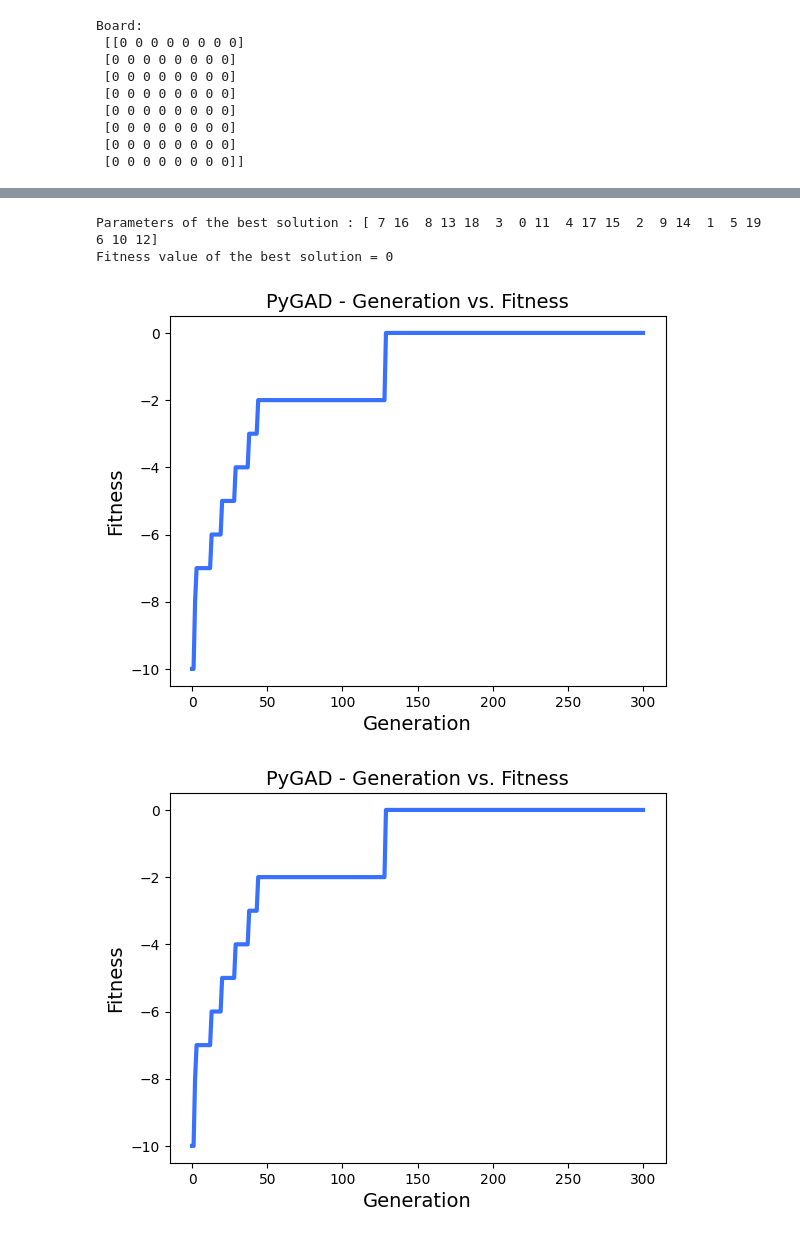
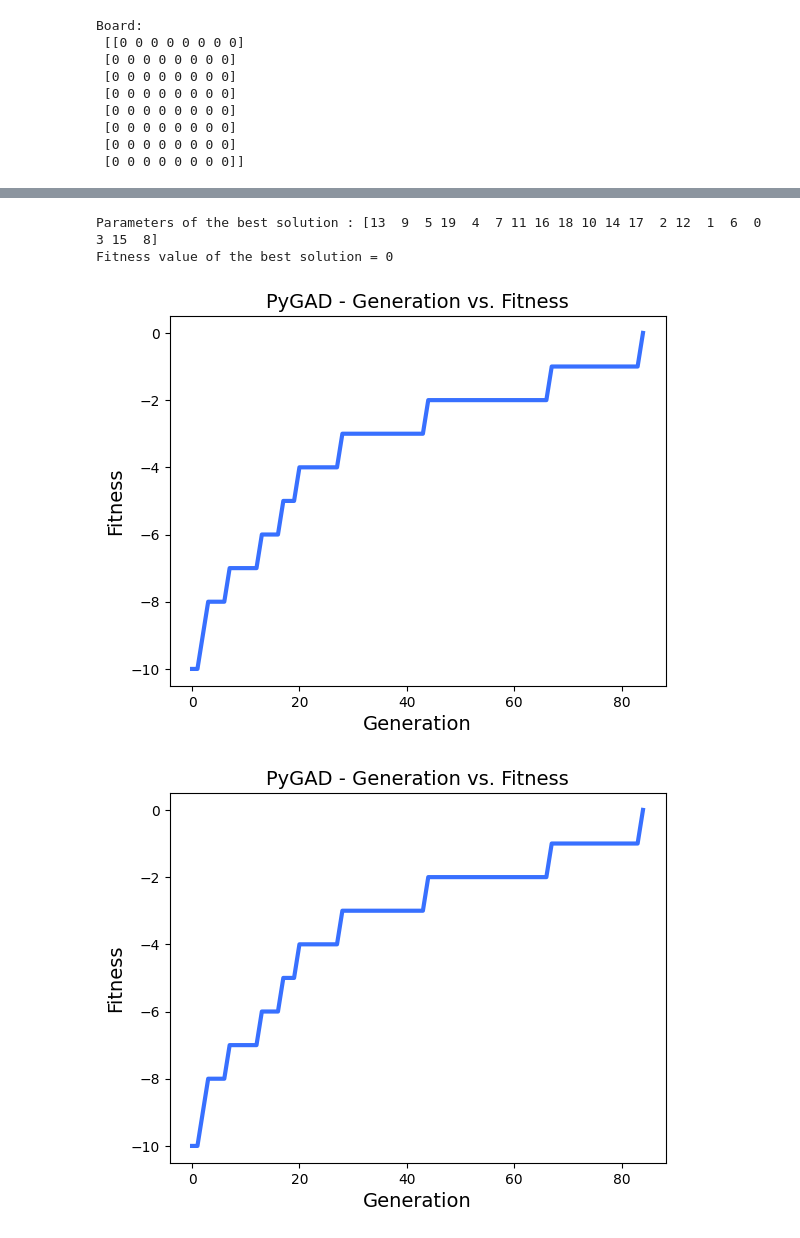
Before and after one commit to piotrd22/computational_intelligence_ug, a Jupyter notebook: project01/project.ipynb, the cells around one changed output, grey strips where cells are left out. Cells and saved outputs as stored; diff of their text form; code cells hidden in the pictures.

Commit message:
added reach

```diff
--- a/project01/project.ipynb
+++ b/project01/project.ipynb
@@ -141,34 +143,35 @@ Fitness value of the best solution = 0
 n = 20
 
 gene_space = np.arange(n)
 sol_per_pop = 450
 num_genes = n
 num_parents_mating = 120
 num_generations = 300
 keep_parents = 45
 
 ga_instance = pygad.GA(gene_space=gene_space,
                        num_generations=num_generations,
                        num_parents_mating=num_parents_mating,
                        fitness_func=fitness_function,
                        sol_per_pop=sol_per_pop,
                        num_genes=num_genes,
                        parent_selection_type=parent_selection_type,
                        keep_parents=keep_parents,
                        crossover_type=crossover_type,
                        mutation_type=mutation_type,
-                       mutation_percent_genes=mutation_percent_genes)
+                       mutation_percent_genes=mutation_percent_genes,
+                       stop_criteria="reach_0")
 
 ga_instance.run()
 
 solution, solution_fitness, solution_idx = ga_instance.best_solution()
 print("Parameters of the best solution : {solution}".format(solution=solution.astype(int)))
 print("Fitness value of the best solution = {solution_fitness}".format(
     solution_fitness=solution_fitness))
 
 ga_instance.plot_fitness()
 # %% [output]
-Parameters of the best solution : [ 7 16  8 13 18  3  0 11  4 17 15  2  9 14  1  5 19  6 10 12]
+Parameters of the best solution : [13  9  5 19  4  7 11 16 18 10 14 17  2 12  1  6  0  3 15  8]
 Fitness value of the best solution = 0
-[figure, old version]
+[figure, new version]
-[figure, old version]
+[figure, new version]
```
Also changed, not shown: parts of 2 cells of this notebook.
